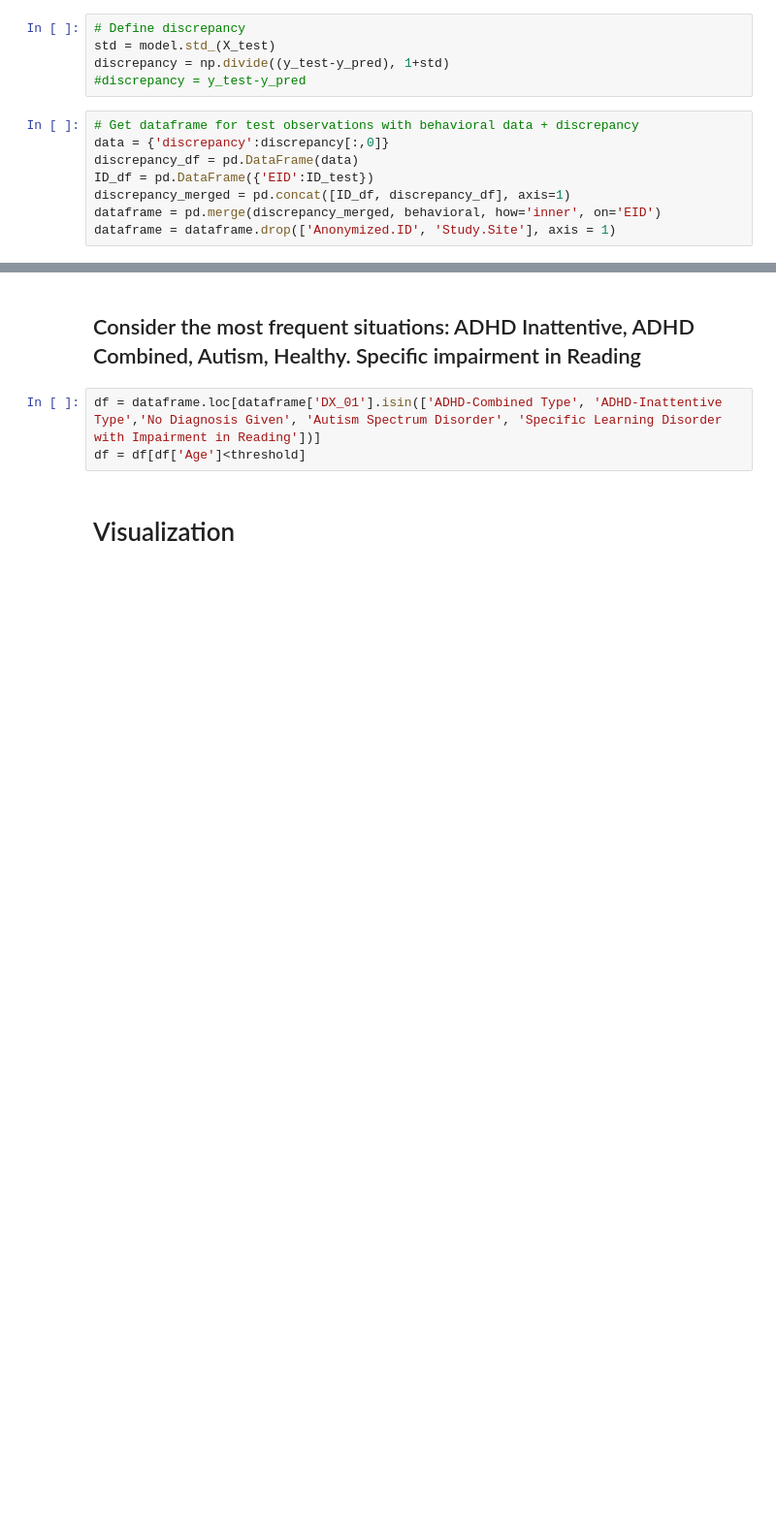
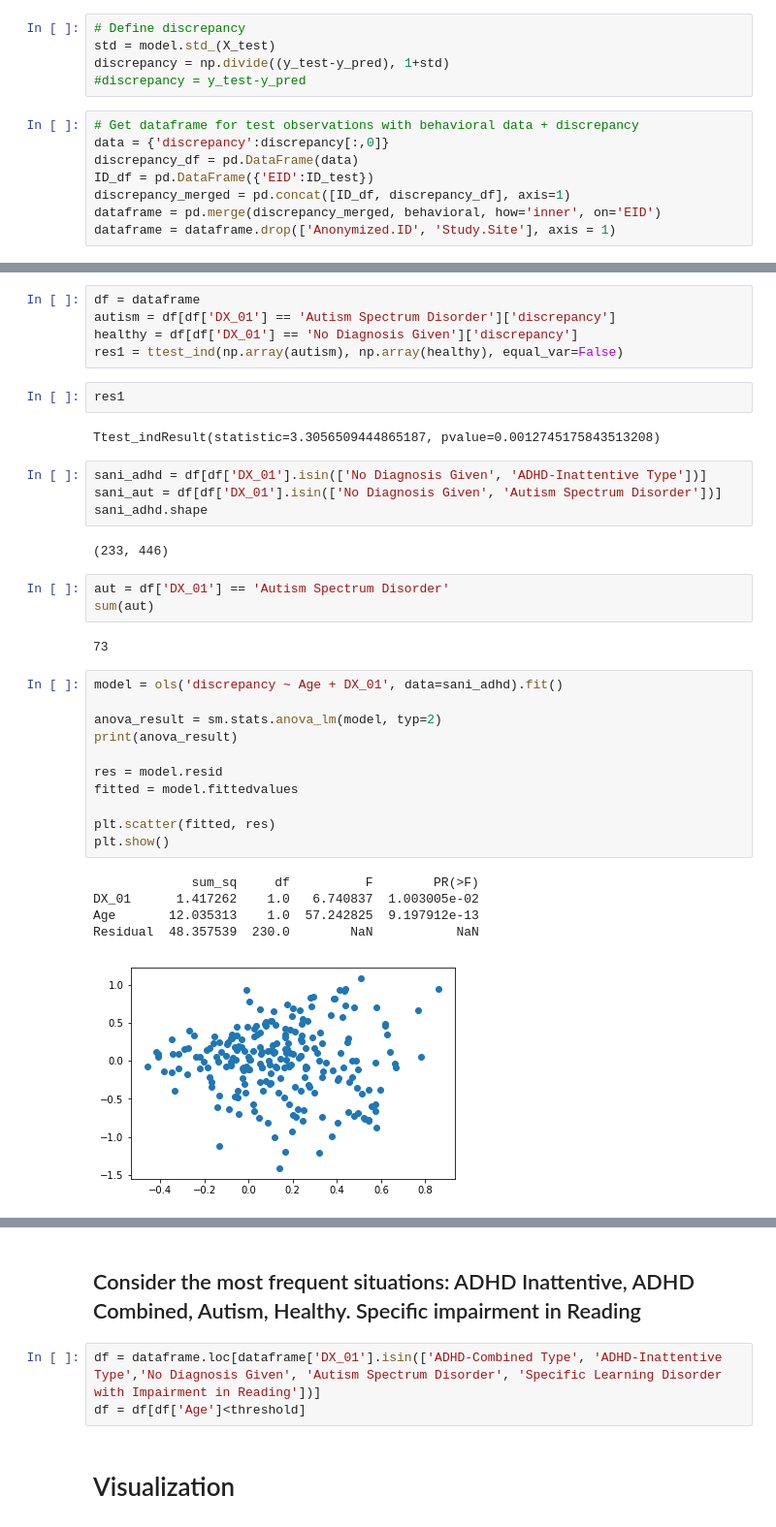
Before and after one commit to alestolfo/ds-lab, a Jupyter notebook: Age discrepancy (Exclude 4 major diseases from training set).ipynb, the cells around one changed output, grey strips where cells are left out. Shown: that part at 97% size. Saved outputs shown, nothing was run; the diff lists cells and outputs as text; blank space fills up the shorter version.

```diff
--- a/Age discrepancy (Exclude 4 major diseases from training set).ipynb
+++ b/Age discrepancy (Exclude 4 major diseases from training set).ipynb
@@ -185 +241,38 @@ Specific Learning Disorder with Impairment in Reading     59
 Name: DX_01, dtype: int64
+# %%
+df = dataframe
+autism = df[df['DX_01'] == 'Autism Spectrum Disorder']['discrepancy']
+healthy = df[df['DX_01'] == 'No Diagnosis Given']['discrepancy']
+res1 = ttest_ind(np.array(autism), np.array(healthy), equal_var=False)
+# %%
+res1
+# %% [output]
+Ttest_indResult(statistic=3.3056509444865187, pvalue=0.0012745175843513208)
+# %%
+sani_adhd = df[df['DX_01'].isin(['No Diagnosis Given', 'ADHD-Inattentive Type'])]
+sani_aut = df[df['DX_01'].isin(['No Diagnosis Given', 'Autism Spectrum Disorder'])]
+sani_adhd.shape
+# %% [output]
+(233, 446)
+# %%
+aut = df['DX_01'] == 'Autism Spectrum Disorder'
+sum(aut)
+# %% [output]
+73
+# %%
+model = ols('discrepancy ~ Age + DX_01', data=sani_adhd).fit()
+
+anova_result = sm.stats.anova_lm(model, typ=2)
+print(anova_result)
+
+res = model.resid
+fitted = model.fittedvalues
+
+plt.scatter(fitted, res)
+plt.show()
+# %% [output]
+             sum_sq     df          F        PR(>F)
+DX_01      1.417262    1.0   6.740837  1.003005e-02
+Age       12.035313    1.0  57.242825  9.197912e-13
+Residual  48.357539  230.0        NaN           NaN
+[figure, added]
```
Also changed, not shown: parts of 16 cells of this notebook, 3 other files.
